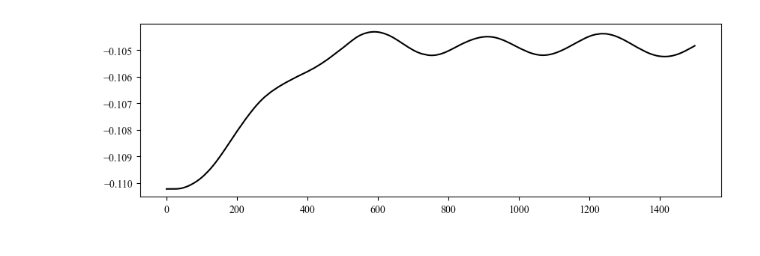
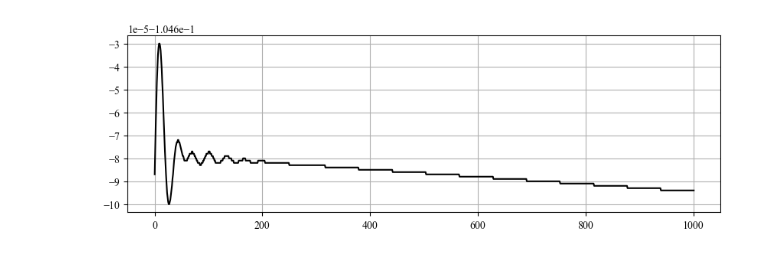
Before and after one commit to yang-si-hang/paper-2023, a Jupyter notebook: Test branch/SOFACode/20240623-PD Validation/PDResultVali.ipynb, the cells around one changed output. Cells and saved outputs as stored; diff of their text form; code cells hidden in the pictures.

```diff
--- a/Test branch/SOFACode/20240623-PD Validation/PDResultVali.ipynb
+++ b/Test branch/SOFACode/20240623-PD Validation/PDResultVali.ipynb
@@ -50,8 +50,9 @@ sample_pos_y = smaple_pos_np[:, 1]
 sample_pos_z = smaple_pos_np[:, 2]
 # %%
 fig, axs = plt.subplots(1, 1, figsize=(10, 3))
-axs.plot(sample_pos_x[:], c='k', lw=1.5)
+axs.plot(sample_pos_x[499:], c='k', lw=1.5)
+axs.grid('True')
 
 plt.show()
 # %% [output]
-[figure, old version]
+[figure, new version]
```
Also changed, not shown: parts of 2 cells of this notebook, 3 other files.
